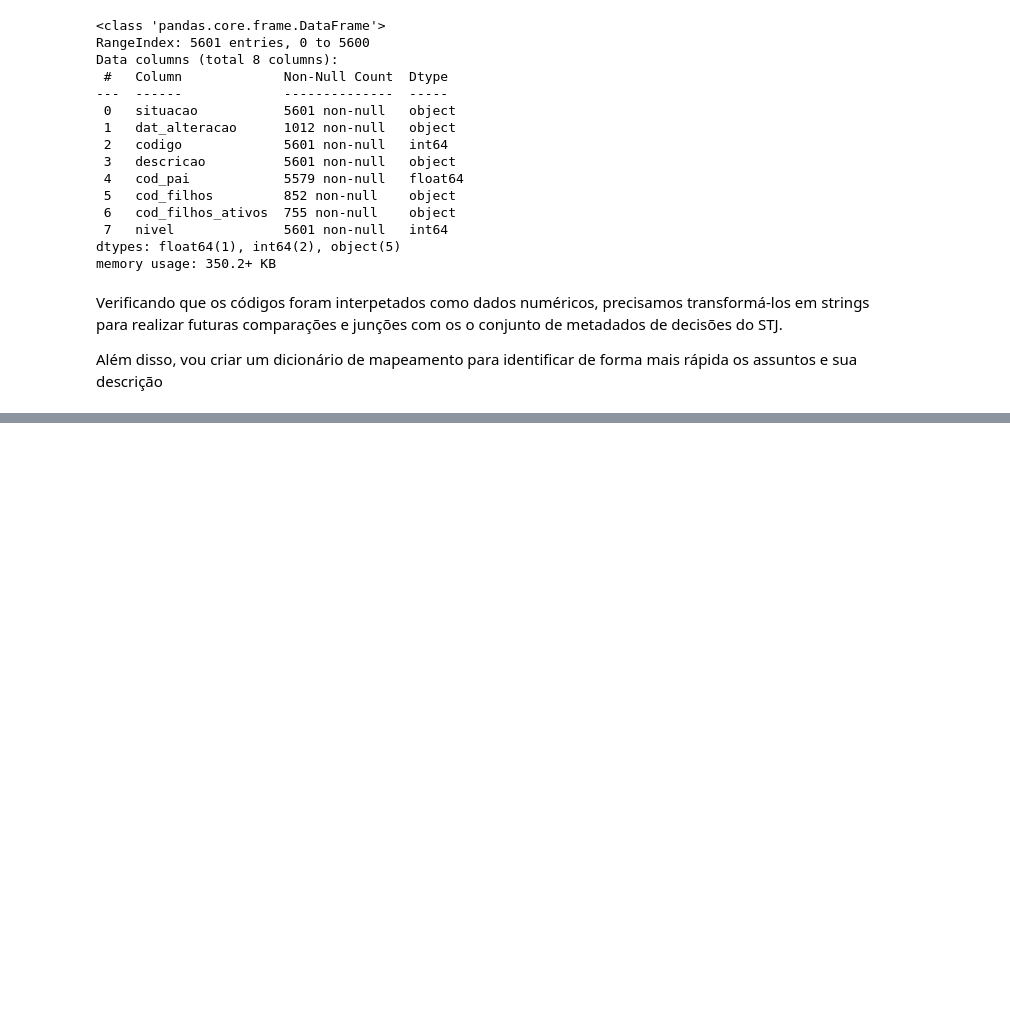
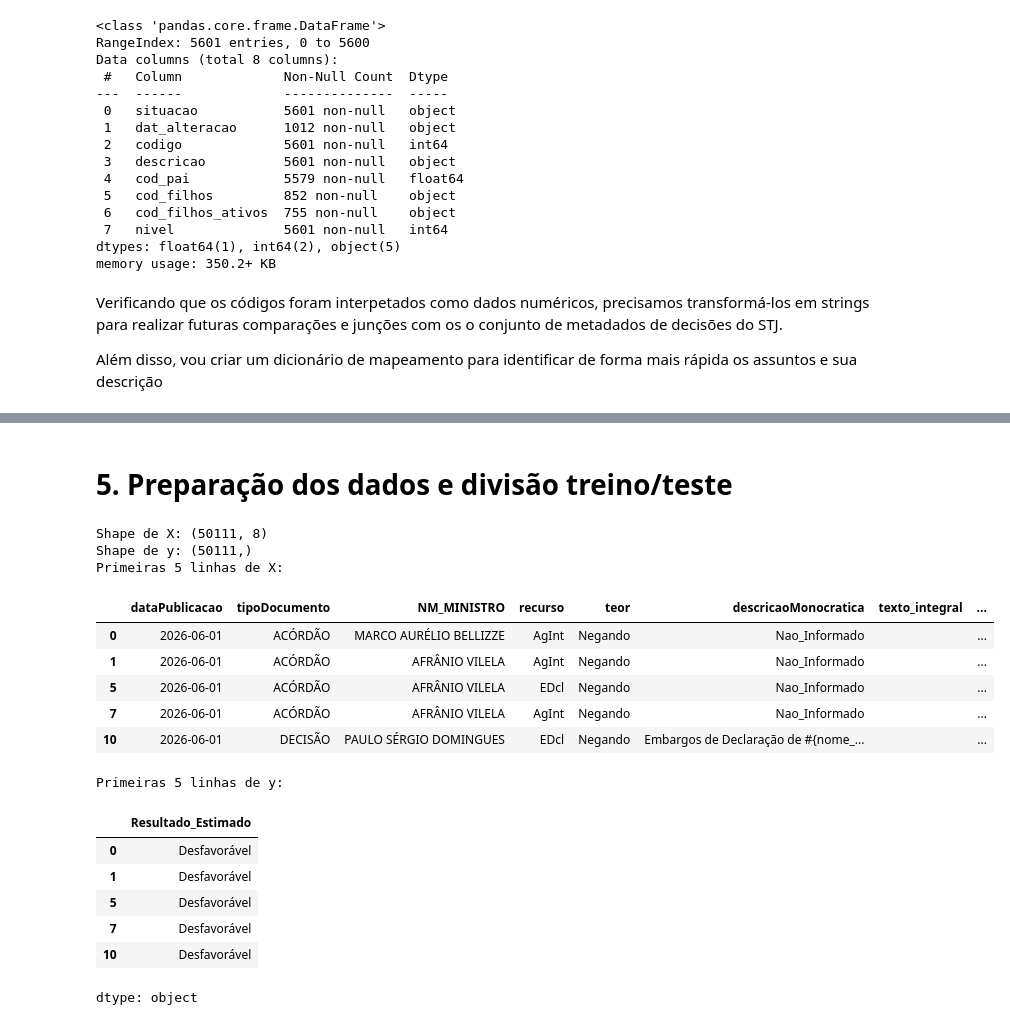
Before and after one commit to rafaeldebarros/MVP_machine_learning, a Jupyter notebook: MVP_ML_DL.ipynb, the cells around one changed output, grey strips where cells are left out. Drawn from its saved outputs; the diff is of its cells as text; code cells hidden in the pictures; blank space fills up the shorter version.

```diff
--- a/MVP_ML_DL.ipynb
+++ b/MVP_ML_DL.ipynb
@@ -953,0 +1086,43 @@ plt.show()
+# %% [markdown]
+# 5. Preparação dos dados e divisão treino/teste
+# %%
+# 1. Definição de Features (X) e Target (y)
+
+# Variável Target
+y = df_decisoes_terminativas['Resultado_Estimado']
+
+# Features a serem utilizadas no modelo
+# Excluímos IDs e a coluna 'assuntos' original, que já foi traduzida para 'assuntos_nomeados'.
+# 'dataPublicacao' será usada para a divisão cronológica, mas não como feature direta ainda.
+# As colunas textuais e categóricas serão mantidas para processamento posterior.
+features_para_excluir = [
+    'SeqDocumento', 'numeroRegistro', 'processo', 'assuntos', 'Resultado_Estimado',
+    'dataRecebimento', 'dataDistribuição' # Estas datas são excluídas para evitar vazamento ou complexidade inicial
+]
+
+X = df_decisoes_terminativas.drop(columns=features_para_excluir)
+
+print(f"Shape de X: {X.shape}")
+print(f"Shape de y: {y.shape}")
+print("Primeiras 5 linhas de X:")
+display(X.head())
+print("Primeiras 5 linhas de y:")
+display(y.head())
+# %% [output]
+Shape de X: (50111, 8)
+Shape de y: (50111,)
+Primeiras 5 linhas de X:
+|  | dataPublicacao | tipoDocumento | NM_MINISTRO | recurso | teor | descricaoMonocratica | texto_integral | ... |
+| 0 | 2026-06-01 | ACÓRDÃO | MARCO AURÉLIO BELLIZZE | AgInt | Negando | Nao_Informado |  | ... |
+| 1 | 2026-06-01 | ACÓRDÃO | AFRÂNIO VILELA | AgInt | Negando | Nao_Informado |  | ... |
+| 5 | 2026-06-01 | ACÓRDÃO | AFRÂNIO VILELA | EDcl | Negando | Nao_Informado |  | ... |
+| 7 | 2026-06-01 | ACÓRDÃO | AFRÂNIO VILELA | AgInt | Negando | Nao_Informado |  | ... |
+| 10 | 2026-06-01 | DECISÃO | PAULO SÉRGIO DOMINGUES | EDcl | Negando | Embargos de Declaração de #{nome_... |  | ... |
+Primeiras 5 linhas de y:
+|  | Resultado_Estimado |
+| 0 | Desfavorável |
+| 1 | Desfavorável |
+| 5 | Desfavorável |
+| 7 | Desfavorável |
+| 10 | Desfavorável |
+dtype: object
```
Also changed, not shown: parts of 79 cells of this notebook.
